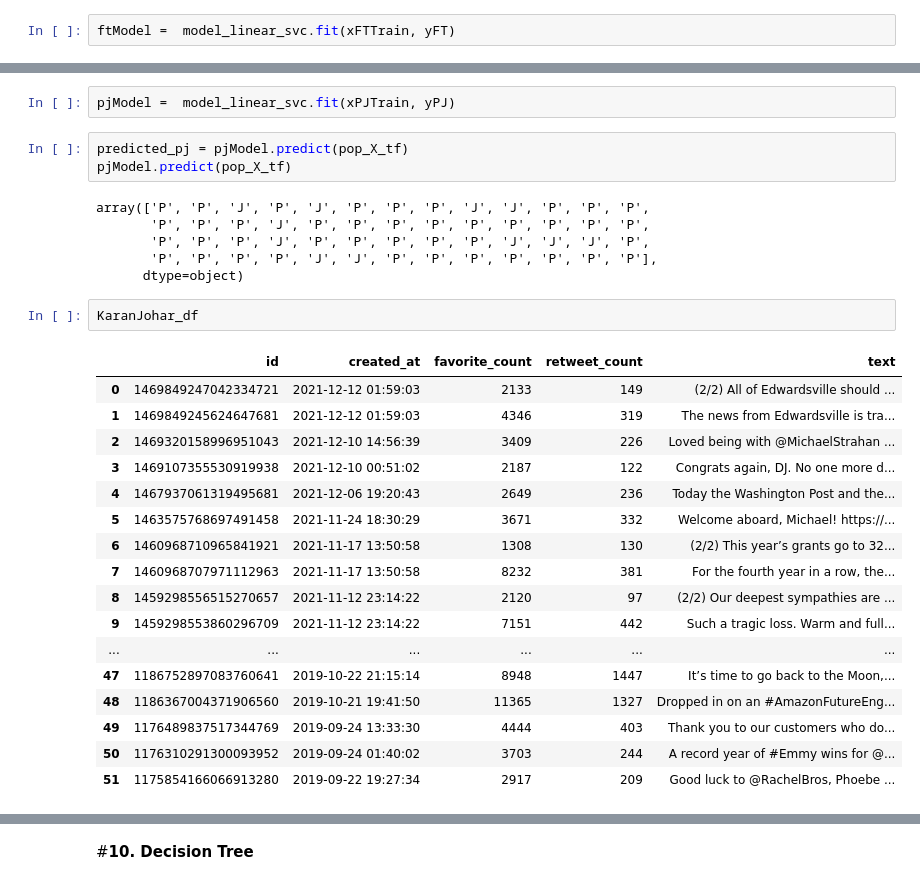
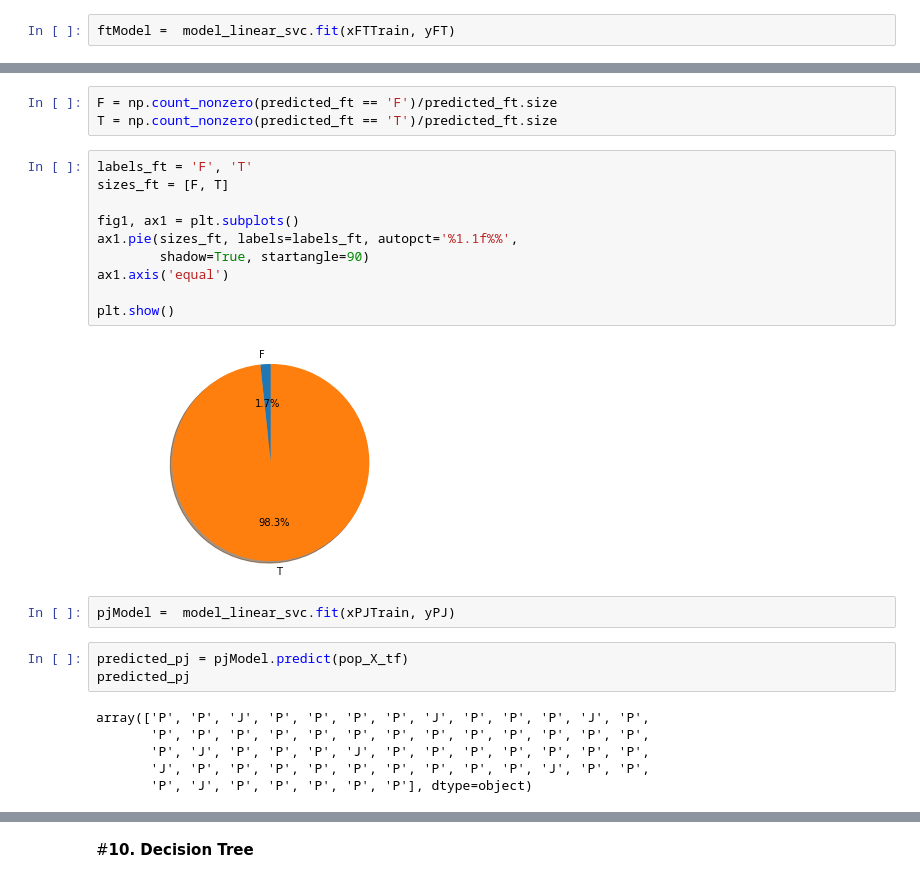
Before and after one commit to Suma-Marri/MBTI-Prediction, a Jupyter notebook: MBTI_Classification.ipynb, the cells around one changed output, grey strips where cells are left out. Saved outputs shown, nothing was run; the diff lists cells and outputs as text.

```diff
--- a/MBTI_Classification.ipynb
+++ b/MBTI_Classification.ipynb
@@ -1695,31 +1781,26 @@ array(['T', 'F', 'F', 'T', 'T', 'T', 'T', 'T', 'T', 'T', 'T', 'T', 'T',
+# %%
+F = np.count_nonzero(predicted_ft == 'F')/predicted_ft.size
+T = np.count_nonzero(predicted_ft == 'T')/predicted_ft.size
+# %%
+labels_ft = 'F', 'T'
+sizes_ft = [F, T]
+
+fig1, ax1 = plt.subplots()
+ax1.pie(sizes_ft, labels=labels_ft, autopct='%1.1f%%',
+        shadow=True, startangle=90)
+ax1.axis('equal')
+
+plt.show()
+# %% [output]
+[figure, added]
 # %%
 pjModel =  model_linear_svc.fit(xPJTrain, yPJ)
 # %%
 predicted_pj = pjModel.predict(pop_X_tf)
-pjModel.predict(pop_X_tf)
+predicted_pj
 # %% [output]
-array(['P', 'P', 'J', 'P', 'J', 'P', 'P', 'P', 'J', 'J', 'P', 'P', 'P',
-       'P', 'P', 'P', 'J', 'P', 'P', 'P', 'P', 'P', 'P', 'P', 'P', 'P',
-       'P', 'P', 'P', 'J', 'P', 'P', 'P', 'P', 'P', 'J', 'J', 'J', 'P',
-       'P', 'P', 'P', 'P', 'J', 'J', 'P', 'P', 'P', 'P', 'P', 'P', 'P'],
-      dtype=object)
+array(['P', 'P', 'J', 'P', 'P', 'P', 'P', 'J', 'P', 'P', 'P', 'J', 'P',
+       'P', 'P', 'P', 'P', 'P', 'P', 'P', 'P', 'P', 'P', 'P', 'P', 'P',
+       'P', 'J', 'P', 'P', 'P', 'J', 'P', 'P', 'P', 'P', 'P', 'P', 'P',
+       'J', 'P', 'P', 'P', 'P', 'P', 'P', 'P', 'P', 'P', 'J', 'P', 'P',
+       'P', 'J', 'P', 'P', 'P', 'P', 'P'], dtype=object)
-# %%
-KaranJohar_df
-# %% [output]
-|  | id | created_at | favorite_count | retweet_count | text |
-| 0 | 1469849247042334721 | 2021-12-12 01:59:03 | 2133 | 149 | (2/2) All of Edwardsville should ... |
-| 1 | 1469849245624647681 | 2021-12-12 01:59:03 | 4346 | 319 | The news from Edwardsville is tra... |
-| 2 | 1469320158996951043 | 2021-12-10 14:56:39 | 3409 | 226 | Loved being with @MichaelStrahan ... |
-| 3 | 1469107355530919938 | 2021-12-10 00:51:02 | 2187 | 122 | Congrats again, DJ. No one more d... |
-| 4 | 1467937061319495681 | 2021-12-06 19:20:43 | 2649 | 236 | Today the Washington Post and the... |
-| 5 | 1463575768697491458 | 2021-11-24 18:30:29 | 3671 | 332 | Welcome aboard, Michael! https://... |
-| 6 | 1460968710965841921 | 2021-11-17 13:50:58 | 1308 | 130 | (2/2) This year’s grants go to 32... |
-| 7 | 1460968707971112963 | 2021-11-17 13:50:58 | 8232 | 381 | For the fourth year in a row, the... |
-| 8 | 1459298556515270657 | 2021-11-12 23:14:22 | 2120 | 97 | (2/2) Our deepest sympathies are ... |
-| 9 | 1459298553860296709 | 2021-11-12 23:14:22 | 7151 | 442 | Such a tragic loss. Warm and full... |
-| ... | ... | ... | ... | ... | ... |
-| 47 | 1186752897083760641 | 2019-10-22 21:15:14 | 8948 | 1447 | It’s time to go back to the Moon,... |
-| 48 | 1186367004371906560 | 2019-10-21 19:41:50 | 11365 | 1327 | Dropped in on an #AmazonFutureEng... |
-| 49 | 1176489837517344769 | 2019-09-24 13:33:30 | 4444 | 403 | Thank you to our customers who do... |
-| 50 | 1176310291300093952 | 2019-09-24 01:40:02 | 3703 | 244 | A record year of #Emmy wins for @... |
-| 51 | 1175854166066913280 | 2019-09-22 19:27:34 | 2917 | 209 | Good luck to @RachelBros, Phoebe ... |
```
Also changed, not shown: parts of 45 cells of this notebook.
